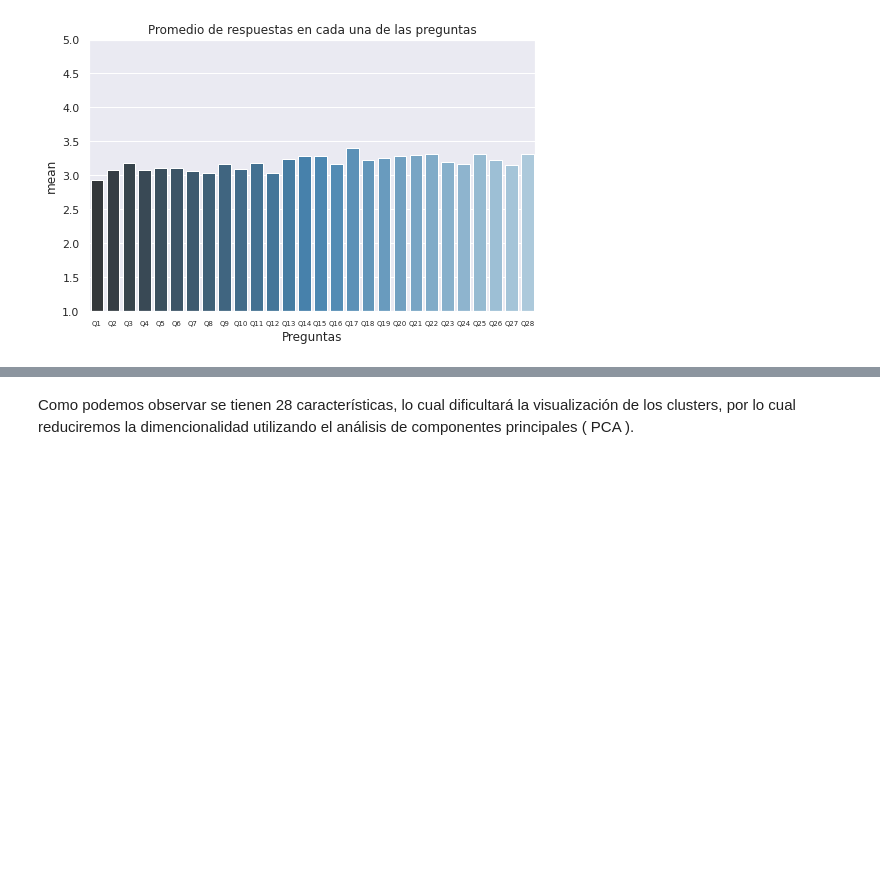
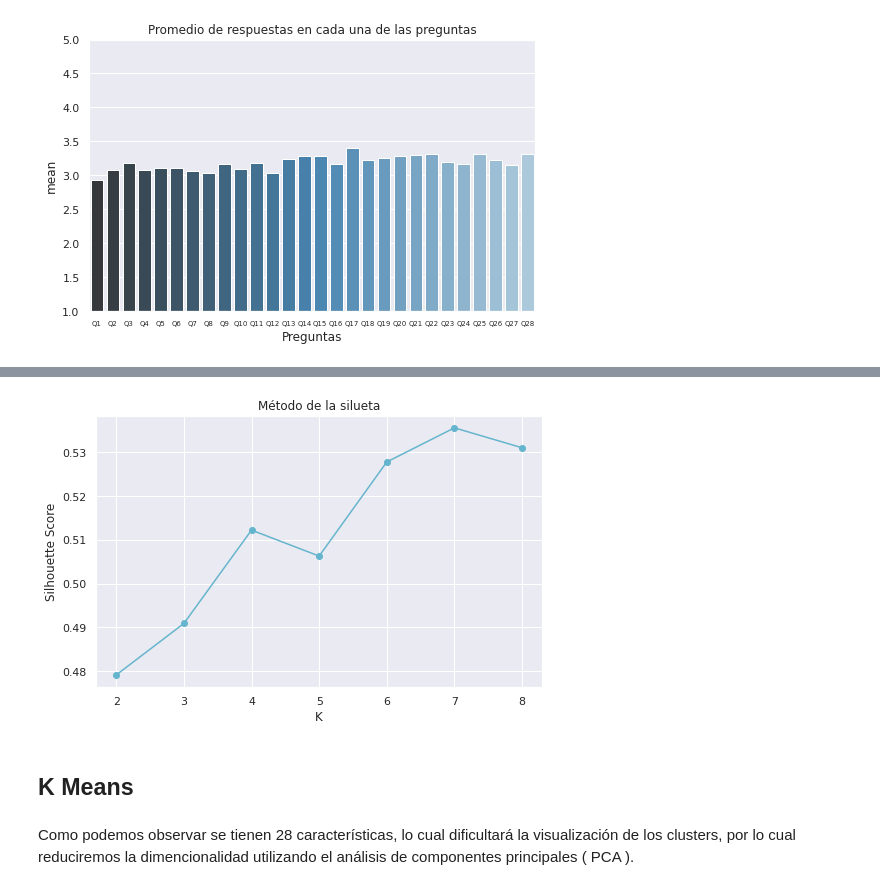
Before and after one commit to SarahLares/Clustering_on_Survery, a Jupyter notebook: Tarea_3_Clustering.ipynb, the cells around one changed output, grey strips where cells are left out. Cells and saved outputs as stored; diff of their text form; code cells hidden in the pictures; blank space fills up the shorter version.

```diff
--- a/Tarea_3_Clustering.ipynb
+++ b/Tarea_3_Clustering.ipynb
@@ -233,0 +248,11 @@ plt.show()
+# %%
+plt.figure(figsize=(8,5))
+plt.plot(np.linspace(2,8,7),sil_1,'co-')
+plt.xlabel ('K')
+plt.ylabel ('Silhouette Score')
+plt.title('Método de la silueta')
+plt.show()
+# %% [output]
+[figure, added]
+# %% [markdown]
+## K Means
```
Also changed, not shown: parts of 17 cells of this notebook.
